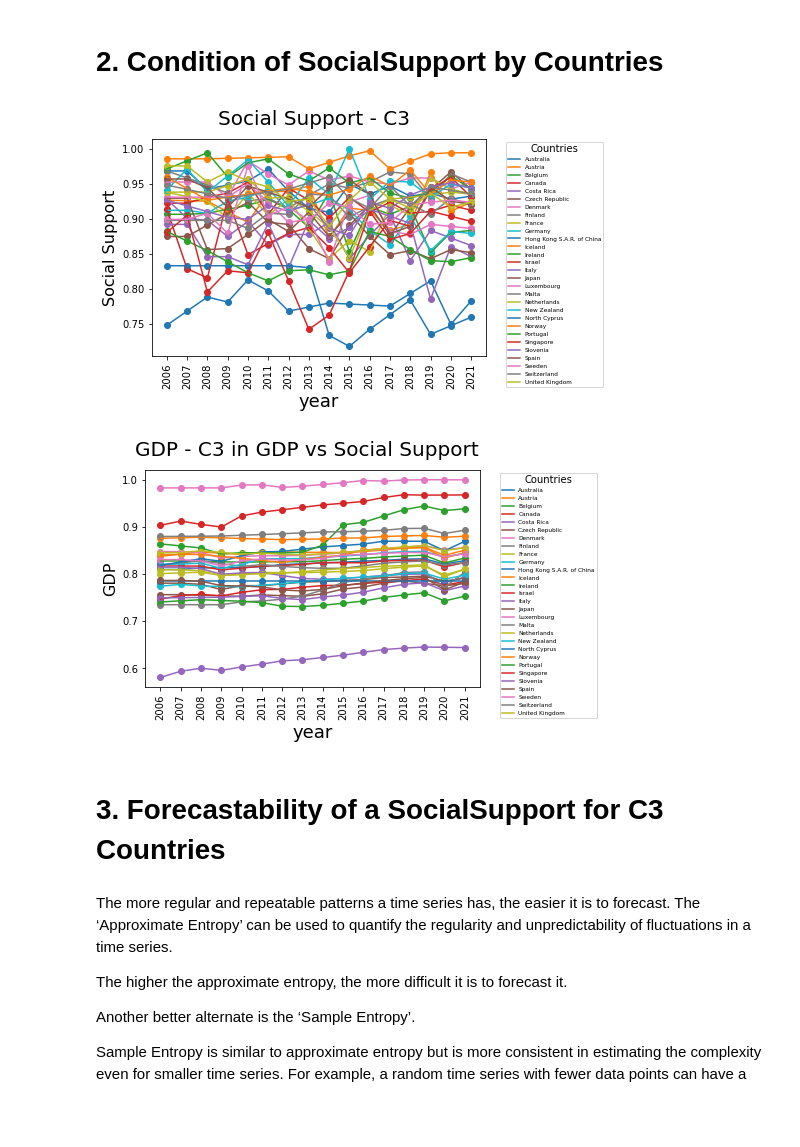
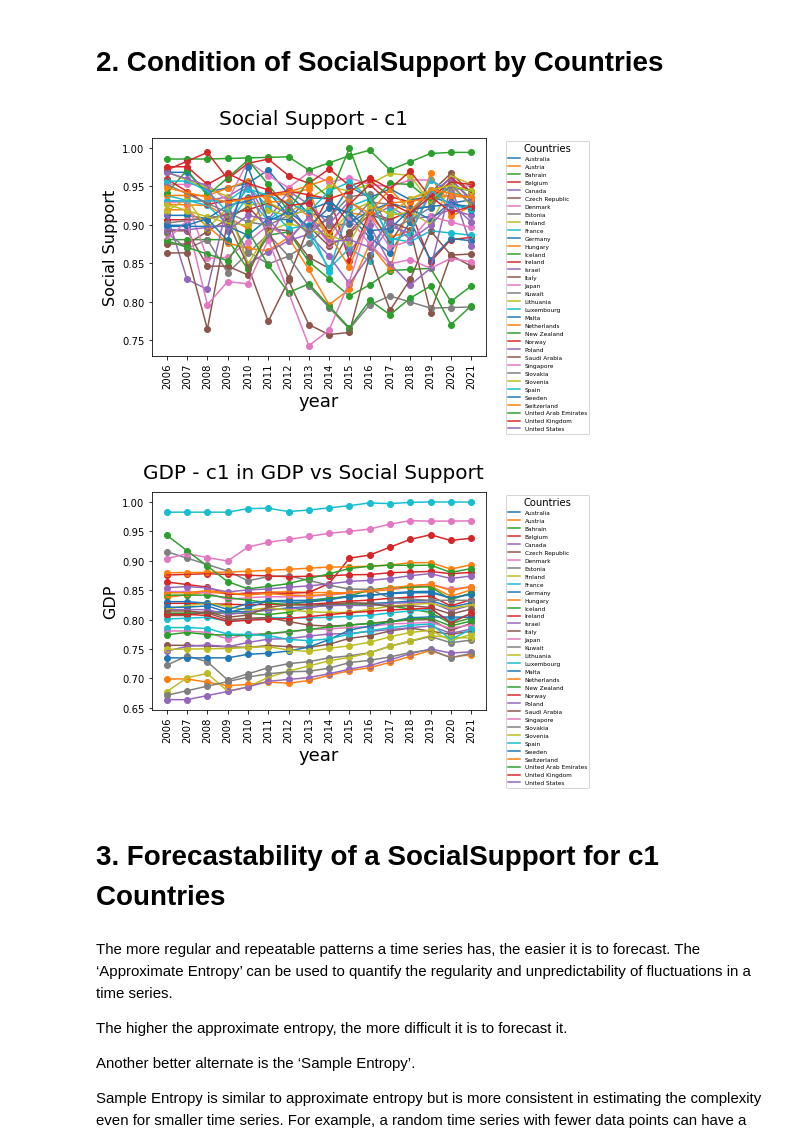
Before and after one commit to winggo12/DataAnalysis-WorldHappinessIndex, a Jupyter notebook: TimeSeriesAnalysis/ARIMA-SocialSupport.ipynb, the cells around one changed output. Drawn from its saved outputs; the diff is of its cells as text; code cells hidden in the pictures; blank space fills up the shorter version.

Commit message:
Analysis done with updated data, Added Prediction for ARIMA model

```diff
--- a/TimeSeriesAnalysis/ARIMA-SocialSupport.ipynb
+++ b/TimeSeriesAnalysis/ARIMA-SocialSupport.ipynb
@@ -114,7 +130,7 @@ def plot_pacf_by_dict(dis_dict, lags):
 # %% [markdown]
 # Basic Plotting
 # %%
-c3_social_avg_trend = get_yrly_avg_dict(df_c3, years, col_item = 'Social support')
-print(c3_social_avg_trend)
-plot_by_dict(c3_social_avg_trend, "Mean of Social Support in C3", "year", "Social Support")
+c1_social_avg_trend = get_yrly_avg_dict(df_c1, years, col_item = 'Social support')
+print(c1_social_avg_trend)
+plot_by_dict(c1_social_avg_trend, "Mean of Social Support in c1", "year", "Social Support")
 # %% [output]
@@ -156,6 +172,6 @@ plt.show()
 # %% [markdown]
 # ARIMA Model Prediction
 # %%
-X = np.asarray(c3_avg)
+X = np.asarray(c1_avg)
 X
 # %% [output]
@@ -167,13 +183,14 @@ array([0.9210761 , 0.9180539 , 0.90637799, 0.90716244, 0.9159235 ,
 from sklearn.metrics import mean_squared_error
 from math import sqrt
 # split into train and test sets
-size = int(len(X) * 0.66)
+size = int(len(X) * 0.75)
 train, test = X[0:size], X[size:len(X)]
 history = [x for x in train]
+# print(history)
 predictions = list()
 # walk-forward validation
 for t in range(len(test)):
-	model = ARIMA(history, order=(1,1,1))
+	model = ARIMA(history, order=(1,2,1))
 	model_fit = model.fit()
 	output = model_fit.forecast()
 	yhat = output[0]
@@ -186,7 +203,7 @@ rmse = sqrt(mean_squared_error(test, predictions))
 print('Test RMSE: %.3f' % rmse)
 # plot forecasts against actual outcomes
 fig = plt.figure()
-fig.suptitle('Mean of Social Support Prediction 2016-2021 - C3', fontsize=20)
+fig.suptitle('Mean of Social Support Prediction 2018-2021 - c1', fontsize=20)
 plt.xlabel('year', fontsize=18)
 plt.ylabel('Social Support', fontsize=16)
 plt.plot(test, color='green')
@@ -203,0 +396,21 @@ Test RMSE: 0.004
+# %%
+plt.xticks(rotation=90)
+
+ss_values_sorted_by_gdp = []
+
+X = list(gdp_keys)
+
+
+for country in X:
+    ss_values_sorted_by_gdp.append(future_social_dict[country])
+
+X_axis = np.arange(len(X))
+plt.bar(X_axis - 0.2, future_gdp_dict.values(), 0.4, label = 'gdp')
+plt.bar(X_axis + 0.2, ss_values_sorted_by_gdp, 0.4, label = 'social support')
+
+plt.xticks(X_axis, X)
+plt.xlabel("Countries")
+plt.ylabel("Trend - Slope")
+plt.title("Trend of GDP & Social Support")
+plt.legend()
+plt.show()
@@ -233,34 +448,34 @@ result.plot()
 # 2. Condition of SocialSupport by Countries
 # %%
 fig = plt.figure()
-fig.suptitle("Social Support - C3", fontsize=20)
+fig.suptitle("Social Support - c1", fontsize=20)
 plt.xlabel("year", fontsize=18)
 plt.ylabel("Social Support", fontsize=16)
 
-for country in c3_list:
-    data = df_c3[df_c3['Country name'] == country]['Social support']
+for country in c1_list:
+    data = df_c1[df_c1['Country name'] == country]['Social support']
     data.index = np.arange(2006, 2021+1)
     dis_dict = data.to_dict()
 
     plt.scatter(range(len(dis_dict)), list(dis_dict.values()))
     plt.plot(range(len(dis_dict)), list(dis_dict.values()))
     plt.xticks(range(len(dis_dict)), list(dis_dict.keys()))
     plt.xticks(rotation=90)
 
 fontP = FontProperties()
 fontP.set_size('xx-small')
-plt.legend(c3_list, title='Countries', bbox_to_anchor=(1.05, 1), loc='upper left', prop=fontP)
+plt.legend(c1_list, title='Countries', bbox_to_anchor=(1.05, 1), loc='upper left', prop=fontP)
 plt.show()
 # %% [output]
-[figure, old version]
+[figure, new version]
 # %%
 fig = plt.figure()
-fig.suptitle("GDP - C3 in GDP vs Social Support", fontsize=20)
+fig.suptitle("GDP - c1 in GDP vs Social Support", fontsize=20)
 plt.xlabel("year", fontsize=18)
 plt.ylabel("GDP", fontsize=16)
 
-for country in c3_list:
-    data = df_c3[df_c3['Country name'] == country]['Log GDP per capita']
+for country in c1_list:
+    data = df_c1[df_c1['Country name'] == country]['Log GDP per capita']
     data.index = np.arange(2006, 2021+1)
     dis_dict = data.to_dict()
 
@@ -271,12 +486,12 @@ for country in c3_list:
 
 fontP = FontProperties()
 fontP.set_size('xx-small')
-plt.legend(c3_list, title='Countries', bbox_to_anchor=(1.05, 1), loc='upper left', prop=fontP)
+plt.legend(c1_list, title='Countries', bbox_to_anchor=(1.05, 1), loc='upper left', prop=fontP)
 plt.show()
 # %% [output]
-[figure, old version]
+[figure, new version]
 # %% [markdown]
-# 3. Forecastability of a SocialSupport for C3 Countries
+# 3. Forecastability of a SocialSupport for c1 Countries
 # %% [markdown]
 The more regular and repeatable patterns a time series has, the easier it is to forecast. The ‘Approximate Entropy’ can be used to quantify the regularity and unpredictability of fluctuations in a time series.
 
```
Also changed, not shown: parts of 47 cells of this notebook, 9 other files.
